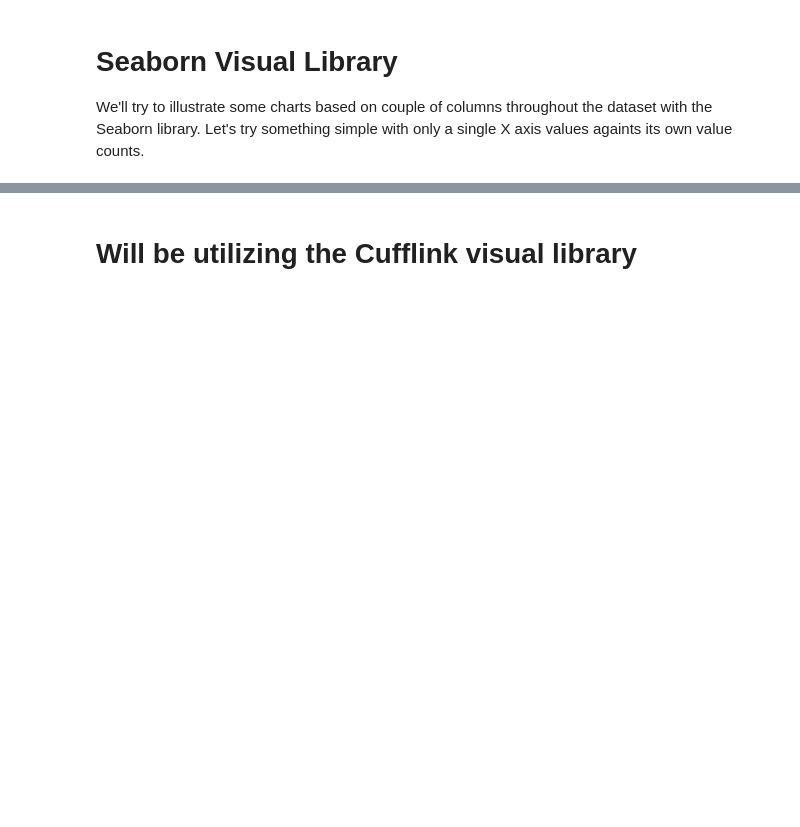
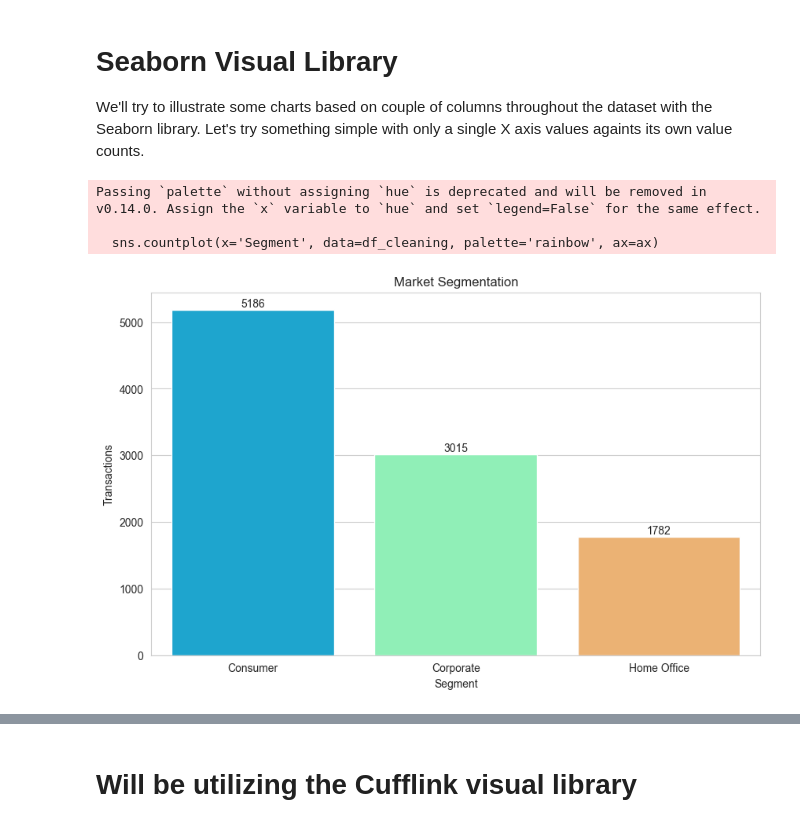
Before and after one commit to leonism/sample-superstore, a Jupyter notebook: 06- Data Visualization - SampleSuperStore.ipynb, the cells around one changed output, grey strips where cells are left out. Cells and saved outputs as stored; diff of their text form; code cells hidden in the pictures; blank space fills up the shorter version.

```diff
--- a/06- Data Visualization - SampleSuperStore.ipynb
+++ b/06- Data Visualization - SampleSuperStore.ipynb
@@ -39,3 +32,32 @@ df_cleaning.head()
 # Seaborn Visual Library
 
 We'll try to illustrate some charts based on couple of columns throughout the dataset with the Seaborn library. Let's try something simple with only a single X axis values againts its own value counts.
+# %%
+import seaborn as sns
+import matplotlib.pyplot as plt
+
+# Let's try to visualize the 'Segment' column from the dataset.
+
+# Calculate the counts for each segment
+segment_counts = df_cleaning['Segment'].value_counts()
+
+# Create a bar plot with segment counts
+fig, ax = plt.subplots(figsize=(10, 6))
+sns.countplot(x='Segment', data=df_cleaning, palette='rainbow', ax=ax)
+
+# Add annotations for each bar with its count
+for p in ax.patches:
+    height = p.get_height()
+    ax.text(p.get_x() + p.get_width() / 2, height + 3, f'{height:.0f}', ha='center', va='bottom')
+
+# Set title and labels for better understanding
+ax.set_title('Market Segmentation')
+ax.set_xlabel('Segment')
+ax.set_ylabel('Transactions')
+
+plt.show()
+# %% [output]
+Passing `palette` without assigning `hue` is deprecated and will be removed in v0.14.0. Assign the `x` variable to `hue` and set `legend=False` for the same effect.
+
+  sns.countplot(x='Segment', data=df_cleaning, palette='rainbow', ax=ax)
+[figure, added]
```
Also changed, not shown: parts of 13 cells of this notebook, 6 other files.
